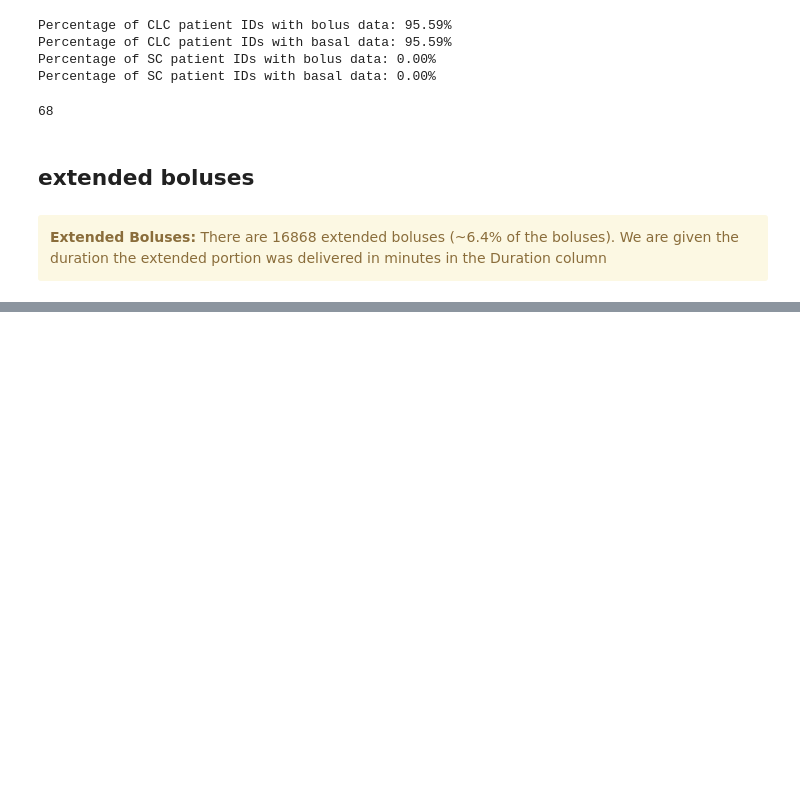
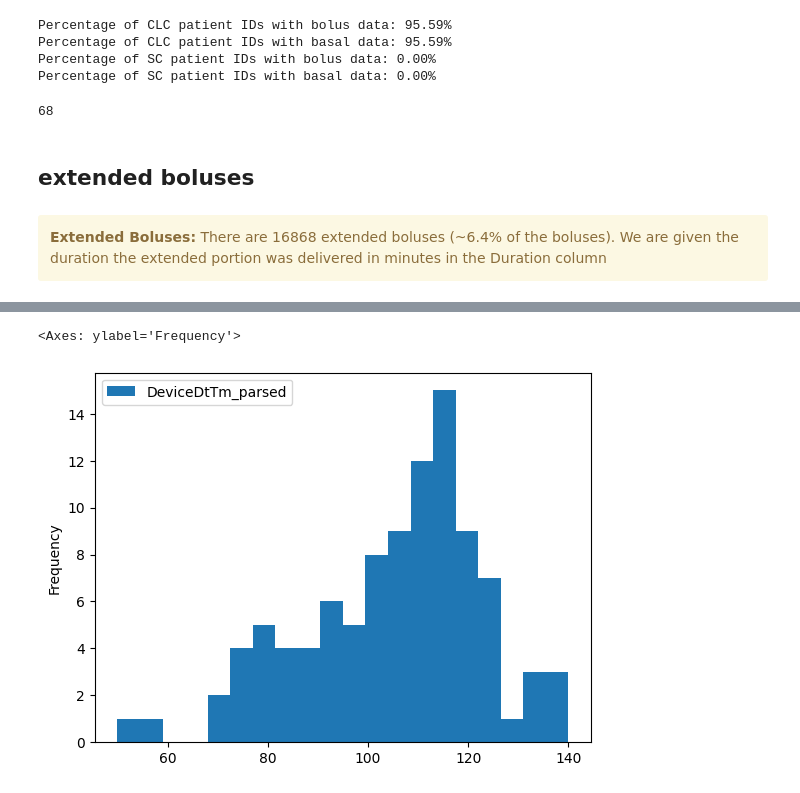
Before and after one commit to nudgebg/egvinsulin, a Jupyter notebook: notebooks/understand-pedap-dataset.ipynb, the cells around one changed output, grey strips where cells are left out. Cells and saved outputs as stored; diff of their text form; code cells hidden in the pictures; blank space fills up the shorter version.

```diff
--- a/notebooks/understand-pedap-dataset.ipynb
+++ b/notebooks/understand-pedap-dataset.ipynb
@@ -341,0 +375,6 @@ unique patient ids:  65
+# %%
+#compare the number of events per day
+day_grps.aggregate({'DeviceDtTm_parsed':'count'}).plot.hist(bins=20)
+# %% [output]
+<Axes: ylabel='Frequency'>
+[figure, added]
```
Also changed, not shown: parts of 18 cells of this notebook, 4 other files.
